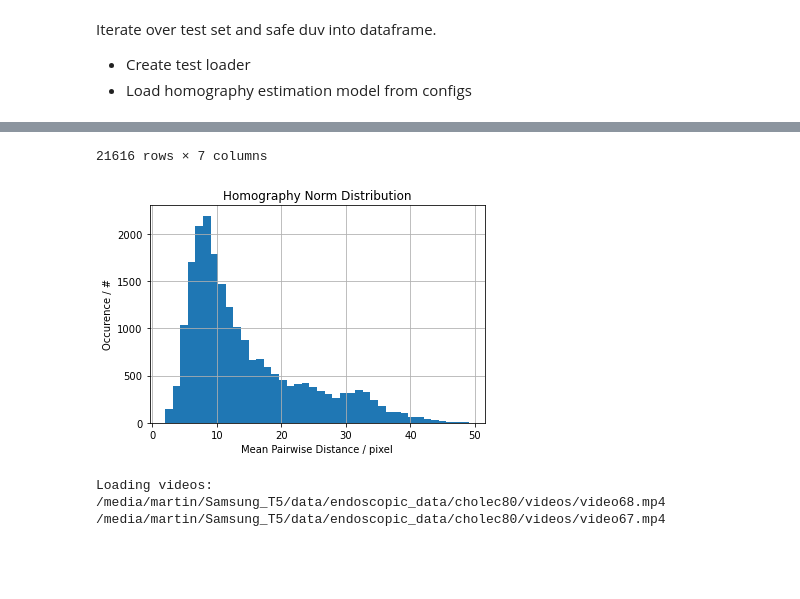
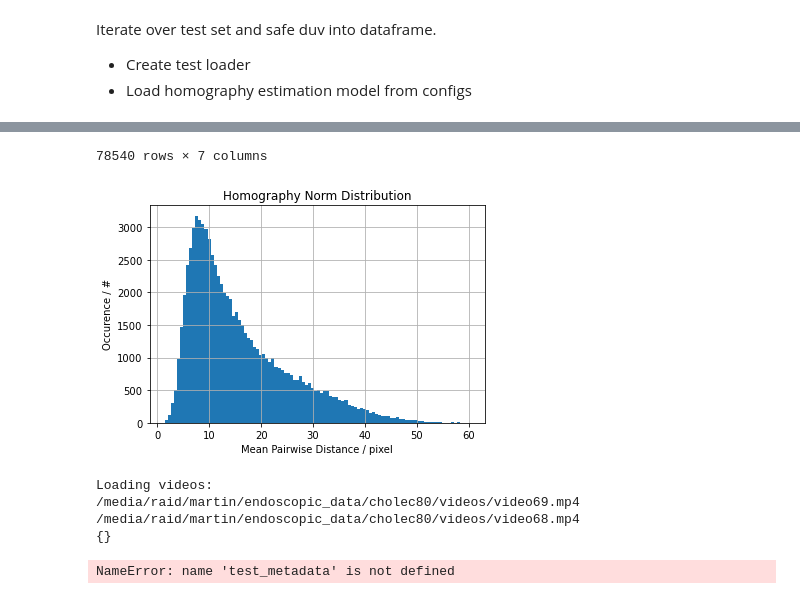
Before and after one commit to RViMLab/MICCAI2023-Camera-Motion-Prediction, a Jupyter notebook: notebooks/21_02_22_motion_statistical_analysis.ipynb, the cells around one changed output, grey strips where cells are left out. Drawn from its saved outputs; the diff is of its cells as text; code cells hidden in the pictures; blank space fills up the shorter version.

```diff
--- a/notebooks/21_02_22_motion_statistical_analysis.ipynb
+++ b/notebooks/21_02_22_motion_statistical_analysis.ipynb
@@ -179,11 +196,11 @@ log_df = pd.read_pickle('frame_to_frame_homography_regression.pkl')
 log_df['duv_mpd'] = log_df.duv.apply(lambda x: np.linalg.norm(x, axis=1).mean())
 
 # running average
-window = 30  # corresponds to one second at 5 fps
+window = 10  # corresponds to one second at 5 fps
 log_df['duv_mpd_ravg'] = log_df.duv_mpd.rolling(window).mean()
 log_df.clip_idx -= window - 1  # adjust frame index to initial frame
 
-hist = log_df.duv_mpd_ravg.hist(bins=40)
+hist = log_df.duv_mpd_ravg.hist(bins=100)
 hist.set_title('Homography Norm Distribution')
 hist.set_xlabel('Mean Pairwise Distance / pixel')
 hist.set_ylabel('Occurence / #')
@@ -204,5 +221,5 @@ log_df
-21616 rows × 7 columns
+78540 rows × 7 columns
-[figure, old version]
+[figure, new version]
 # %%
 import os
 import cv2
@@ -211,6 +228,9 @@ import numpy as np
 import matplotlib.pyplot as plt
 from dotmap import DotMap
 from kornia import tensor_to_image
+import sys
+
+sys.path.append('../')
 
 from datasets import VideoDataset
 from utils.io import load_yaml, load_pickle
@@ -225,8 +245,8 @@ log_df['duv_mpd_ravg'] = log_df.duv_mpd.rolling(window).mean()
 log_df.clip_idx -= window - 1  # adjust frame index to initial frame
 
 # threshold
-th1 = 20.
-th2 = 20.
+th1 = 10.
+th2 = 30.
 
 weak_motion_df = log_df[log_df.duv_mpd_ravg < th1]
 strong_motion_df = log_df[log_df.duv_mpd_ravg > th2]
@@ -237,7 +257,7 @@ weak_motion_samples = weak_motion_df.sample(n=n, random_state=42)
 strong_motion_samples = strong_motion_df.sample(n=n, random_state=42)
 
 # get configs for video paths
-server = 'local'
+server = 'rvim_server'
 servers = load_yaml('../configs/servers.yml')
 server = DotMap(servers[server])
 
@@ -245,7 +265,8 @@ configs = 'predictive_horizon_dgx.yml'
 configs = load_yaml(os.path.join(server.configs.location, configs))
 configs = DotMap(configs)
 
-meta_df = pd.read_pickle(os.path.join(server.configs.location, configs.data.meta_df))[configs.data.subset_length:configs.data.subset_length+2]
+n_vids = 6
+meta_df = pd.read_pickle(os.path.join(server.configs.location, configs.data.meta_df))[configs.data.subset_length:configs.data.subset_length+n_vids]
 meta_df.train = False  # artificially set to test set
 test_meta_df = meta_df[meta_df.train == False]
 test_video_paths = [os.path.join(server.database.location, row.database, row.file['path'], row.file['name']) for _, row in test_meta_df.iterrows()]
@@ -260,10 +281,7 @@ for (_, weak_motion_sample), (_, strong_motion_sample) in zip(weak_motion_sample
     print('Loading videos:\n{}\n{}'.format(test_video_paths[weak_motion_sample.vid_idx], test_video_paths[strong_motion_sample.vid_idx]))
 
     # load video meta data if existing, returns None if none existent
-    test_metadata = load_pickle(os.path.join(configs.data.test_metadata))
-    if test_metadata is not None:
-        if len(test_metadata['video_paths']) == 0:
-            test_metadata = None
+    test_metadata = log_df.attrs['meta_data']
 
     vid_ds = VideoDataset(
         video_paths=test_video_paths,
@@ -307,5 +325,7 @@ cv2.destroyAllWindows()
 #     strong_cap.release()
 # %% [output]
 Loading videos:
-/media/martin/Samsung_T5/data/endoscopic_data/cholec80/videos/video68.mp4
-/media/martin/Samsung_T5/data/endoscopic_data/cholec80/videos/video67.mp4
+/media/raid/martin/endoscopic_data/cholec80/videos/video69.mp4
+/media/raid/martin/endoscopic_data/cholec80/videos/video68.mp4
+{}
+NameError: name 'test_metadata' is not defined
```
Also changed, not shown: parts of 2 cells of this notebook, 1 other file.
